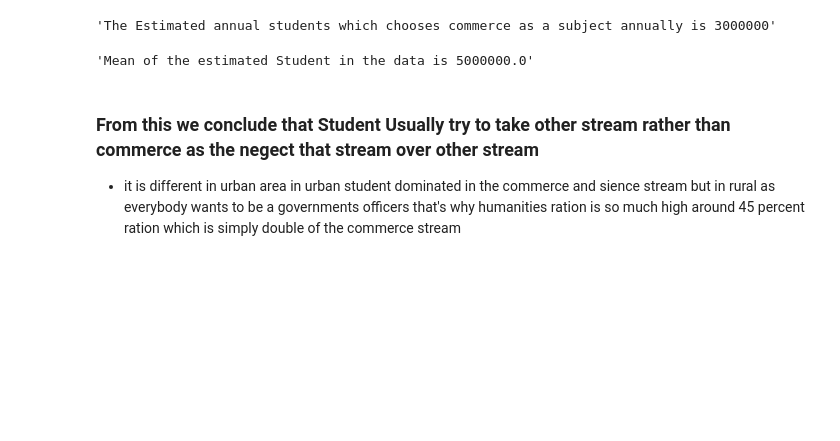
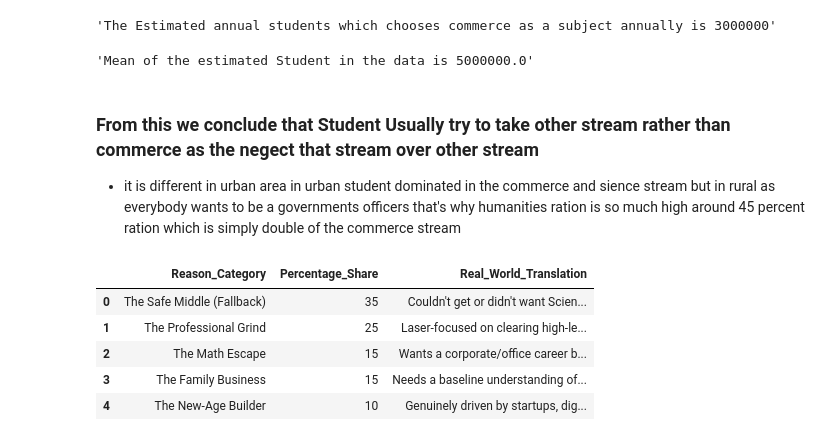
Before and after one commit to Venux09/Carrier-analysis-project, a Jupyter notebook: commerce_stream/commerce_main_page.ipynb, the cells around one changed output. Drawn from its saved outputs; the diff is of its cells as text; code cells hidden in the pictures; blank space fills up the shorter version.

```diff
--- a/commerce_stream/commerce_main_page.ipynb
+++ b/commerce_stream/commerce_main_page.ipynb
@@ -36,3 +36,18 @@ f"Mean of the estimated Student in the data is {np.mean(student_ratio['Estimated
 # %% [markdown]
 ### From this we conclude that Student Usually try to take other stream rather than commerce as the negect that stream over other stream
 - it is different in urban area in urban student dominated in the commerce and sience stream but in rural as everybody wants to be a governments officers that's why humanities ration is so much high around 45 percent ration which is simply double of the commerce stream
+# %%
+import pandas as pd
+import numpy as np
+import matplotlib.pyplot as plt
+
+
+reason_data = pd.read_csv('data2.csv')
+reason_data
+# %% [output]
+|  | Reason_Category | Percentage_Share | Real_World_Translation |
+| 0 | The Safe Middle (Fallback) | 35 | Couldn't get or didn't want Scien... |
+| 1 | The Professional Grind | 25 | Laser-focused on clearing high-le... |
+| 2 | The Math Escape | 15 | Wants a corporate/office career b... |
+| 3 | The Family Business | 15 | Needs a baseline understanding of... |
+| 4 | The New-Age Builder | 10 | Genuinely driven by startups, dig... |
```
Also changed, not shown: parts of 1 cell of this notebook, 1 other file.
